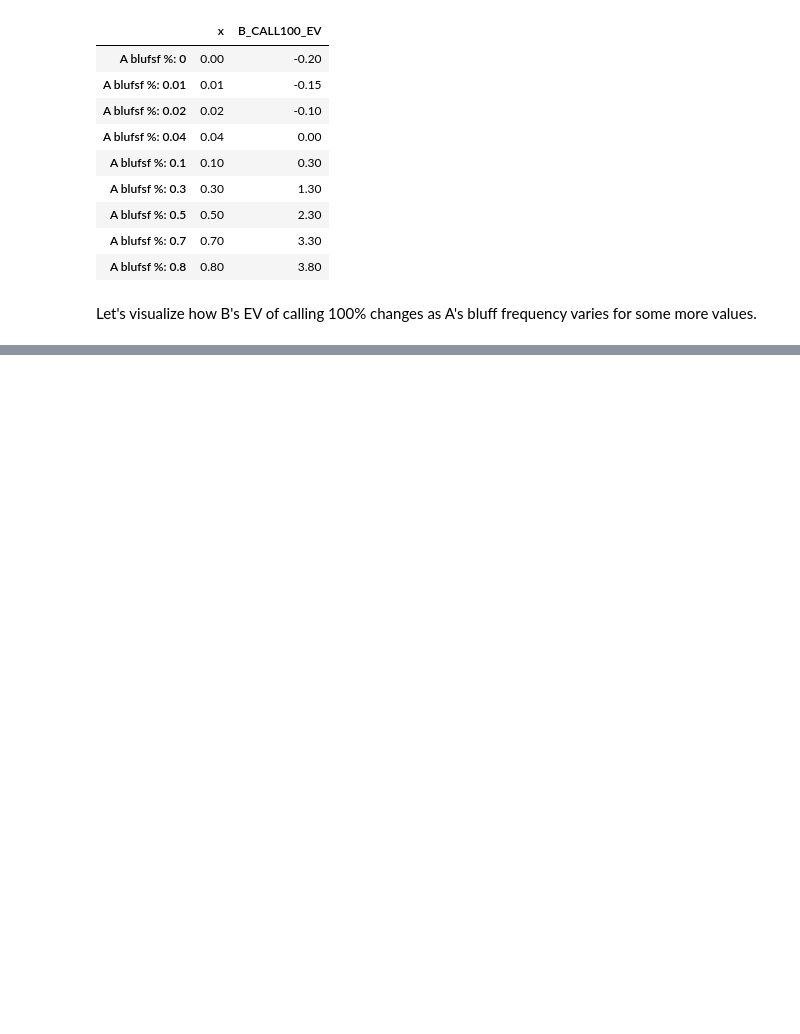
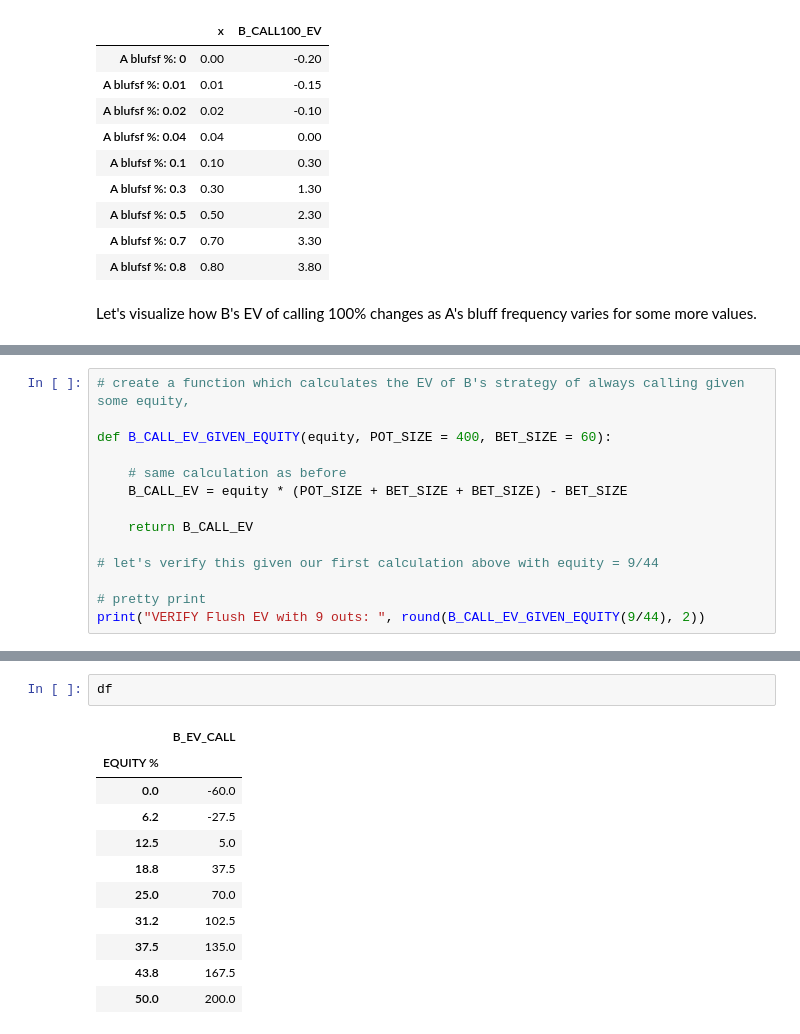
Before and after one commit to HigginTown/mathematics-of-poker, a Jupyter notebook: chapter_notebooks/part_two/p2c4.ipynb, the cells around one changed output, grey strips where cells are left out. Cells and saved outputs as stored; diff of their text form; blank space fills up the shorter version.

```diff
--- a/chapter_notebooks/part_two/p2c4.ipynb
+++ b/chapter_notebooks/part_two/p2c4.ipynb
@@ -106,0 +174,14 @@ plt.show()
+# %%
+# create a function which calculates the EV of B's strategy of always calling given some equity,
+
+def B_CALL_EV_GIVEN_EQUITY(equity, POT_SIZE = 400, BET_SIZE = 60):
+
+    # same calculation as before
+    B_CALL_EV = equity * (POT_SIZE + BET_SIZE + BET_SIZE) - BET_SIZE
+
+    return B_CALL_EV
+
+# let's verify this given our first calculation above with equity = 9/44
+
+# pretty print
+print("VERIFY Flush EV with 9 outs: ", round(B_CALL_EV_GIVEN_EQUITY(9/44), 2))
@@ -106,0 +212,14 @@ plt.show()
+# %%
+df
+# %% [output]
+|  | B_EV_CALL |
+| EQUITY % |  |
+| 0.0 | -60.0 |
+| 6.2 | -27.5 |
+| 12.5 | 5.0 |
+| 18.8 | 37.5 |
+| 25.0 | 70.0 |
+| 31.2 | 102.5 |
+| 37.5 | 135.0 |
+| 43.8 | 167.5 |
+| 50.0 | 200.0 |
```
Also changed, not shown: parts of 18 cells of this notebook, 3 other files.
